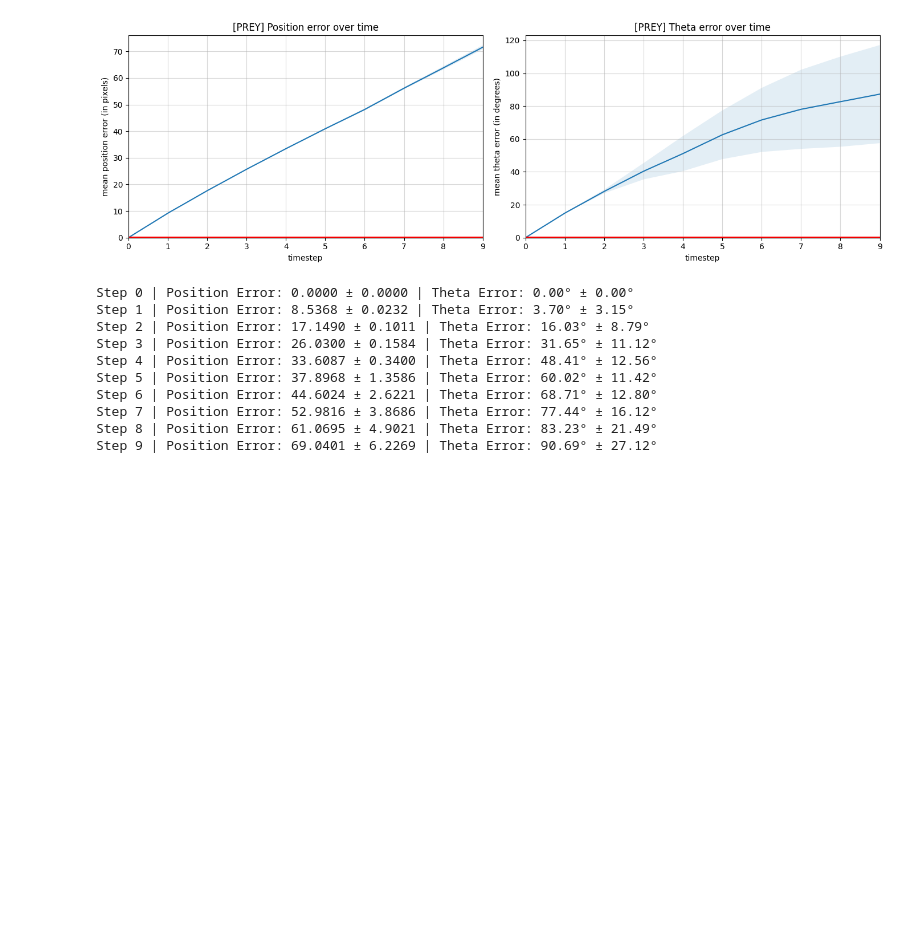
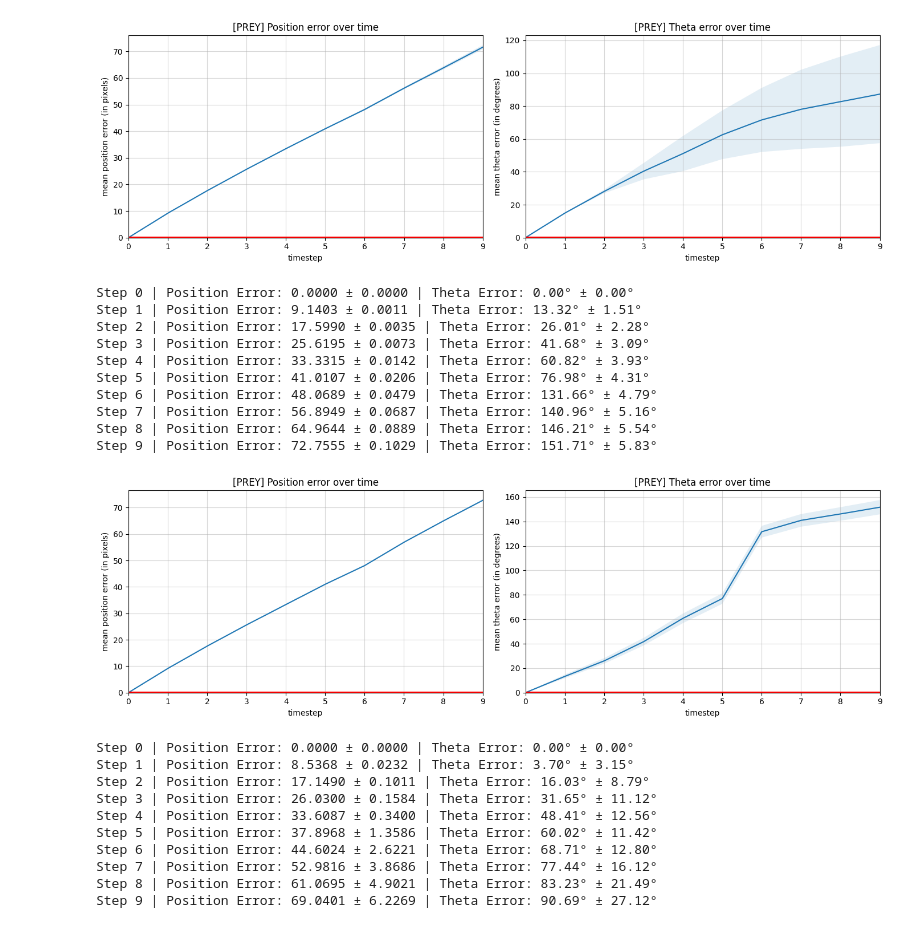
Before and after one commit to wirthy21/Master-Thesis, a Jupyter notebook: notebooks/3. Experiments.ipynb, the cells around one changed output. Drawn from its saved outputs; the diff is of its cells as text; code cells hidden in the pictures; blank space fills up the shorter version.

Commit message:
Random policy in traj offeset

```diff
--- a/notebooks/3. Experiments.ipynb
+++ b/notebooks/3. Experiments.ipynb
@@ -183,6 +176,21 @@ Step 7 | Position Error: 56.1581 ± 0.3535 | Theta Error: 78.08° ± 24.06°
 Step 8 | Position Error: 63.7996 ± 0.6015 | Theta Error: 82.71° ± 27.42°
 Step 9 | Position Error: 71.5674 ± 0.8040 | Theta Error: 87.31° ± 29.83°
 [figure]
+# %%
+# compute trajectory offsets using random policies for comparison
+_ = trajectory_offsets(random_pred_policy, random_prey_policy, init_pool, mc_samples=500, clip_idx=1, role="prey")
+# %% [output]
+Step 0 | Position Error: 0.0000 ± 0.0000 | Theta Error: 0.00° ± 0.00°
+Step 1 | Position Error: 9.1403 ± 0.0011 | Theta Error: 13.32° ± 1.51°
+Step 2 | Position Error: 17.5990 ± 0.0035 | Theta Error: 26.01° ± 2.28°
+Step 3 | Position Error: 25.6195 ± 0.0073 | Theta Error: 41.68° ± 3.09°
+Step 4 | Position Error: 33.3315 ± 0.0142 | Theta Error: 60.82° ± 3.93°
+Step 5 | Position Error: 41.0107 ± 0.0206 | Theta Error: 76.98° ± 4.31°
+Step 6 | Position Error: 48.0689 ± 0.0479 | Theta Error: 131.66° ± 4.79°
+Step 7 | Position Error: 56.8949 ± 0.0687 | Theta Error: 140.96° ± 5.16°
+Step 8 | Position Error: 64.9644 ± 0.0889 | Theta Error: 146.21° ± 5.54°
+Step 9 | Position Error: 72.7555 ± 0.1029 | Theta Error: 151.71° ± 5.83°
+[figure, added]
 # %%
 # compute trajectory offsets using GAIL policies
 pred_positions = trajectory_offsets(gail_pred_policy, gail_prey_policy, init_pool, mc_samples=500, clip_idx=1, role="predator")
```
Also changed, not shown: parts of 2 cells of this notebook, 1 other file.
